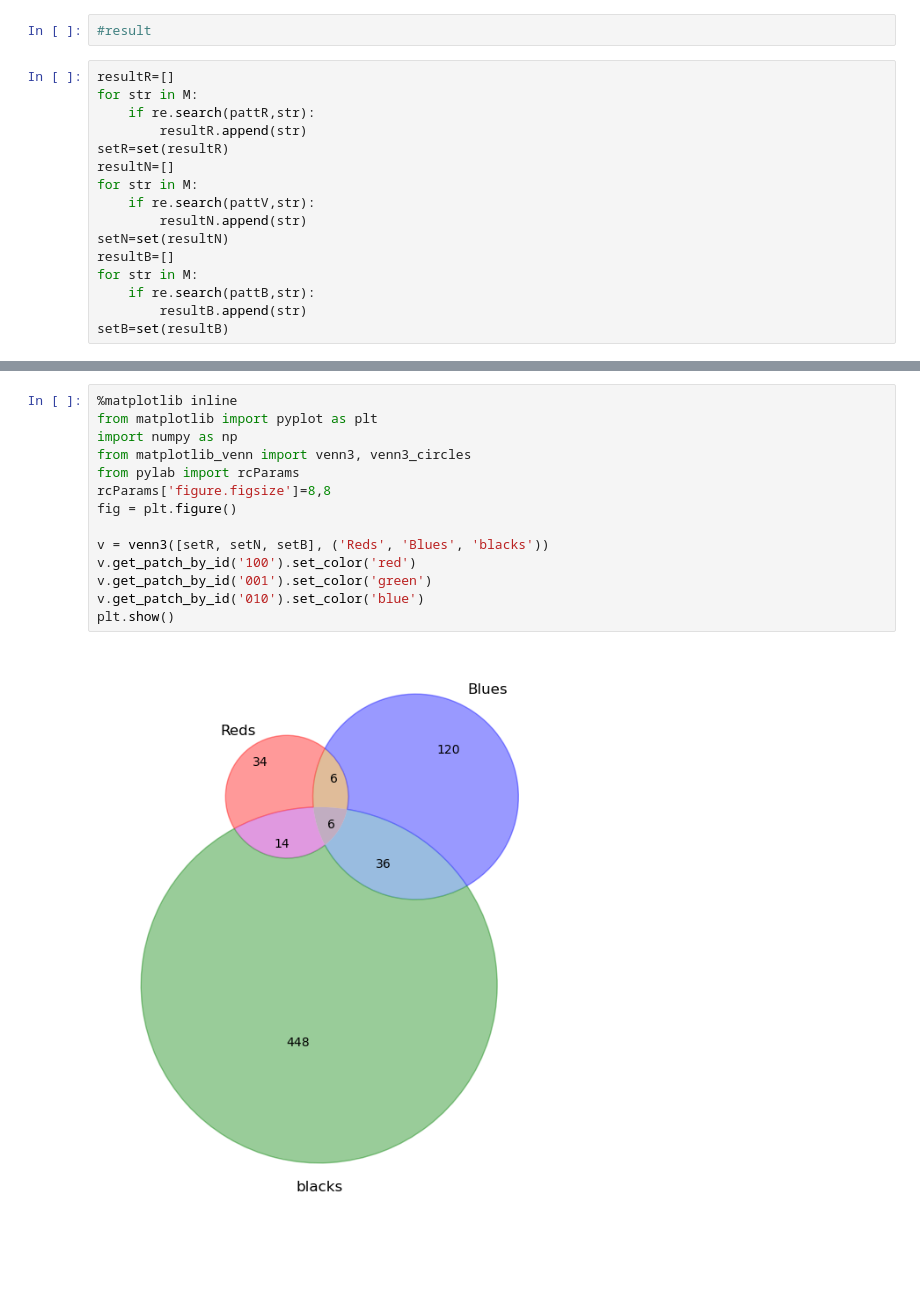
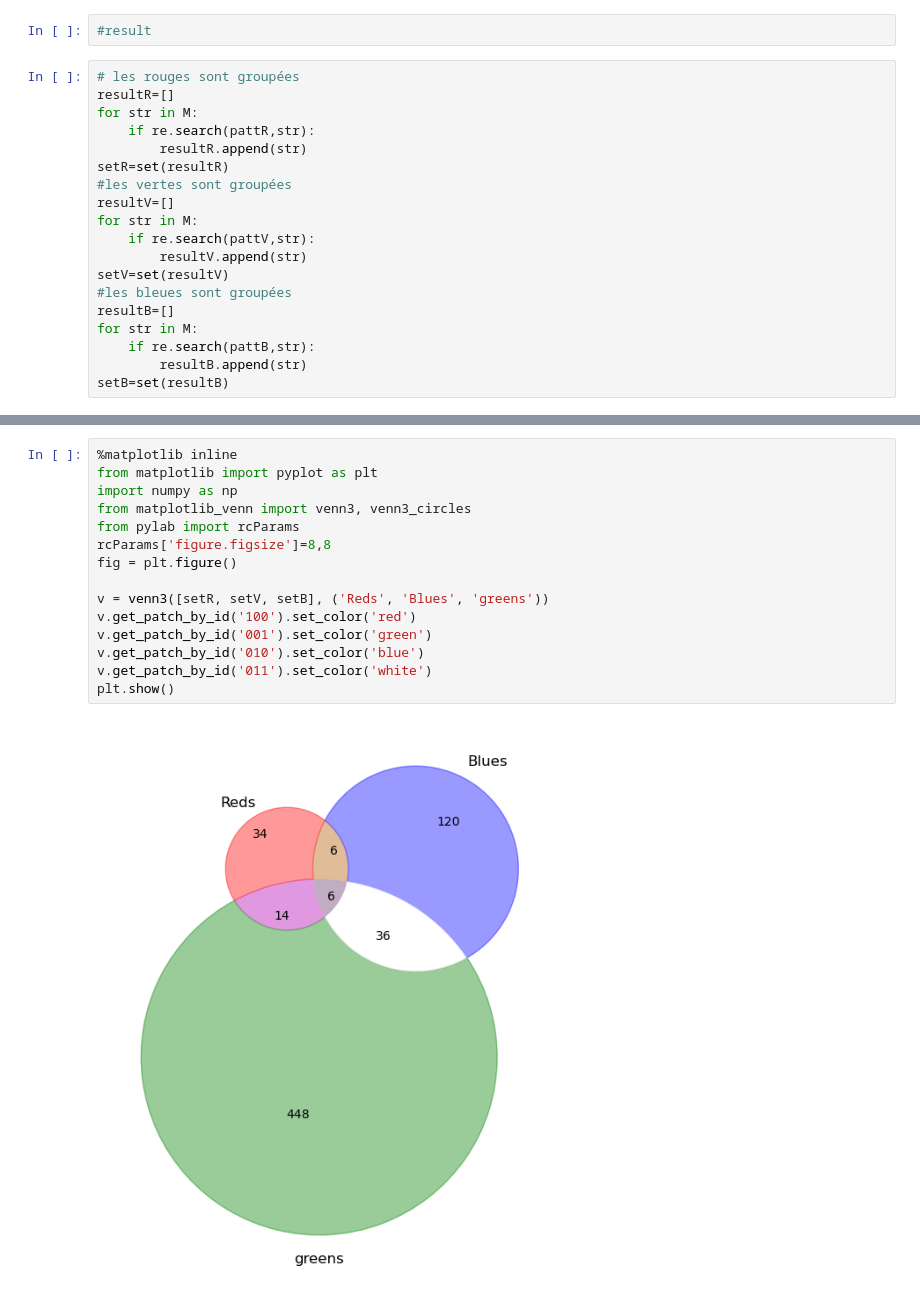
Before and after one commit to nevermind78/PROBA2025, a Jupyter notebook: TD/Combinatoire.ipynb, the cells around one changed output, grey strips where cells are left out. Saved outputs shown, nothing was run; the diff lists cells and outputs as text; blank space fills up the shorter version.

```diff
--- a/TD/Combinatoire.ipynb
+++ b/TD/Combinatoire.ipynb
@@ -119,16 +132,19 @@ len(result)
 # %%
 #result
 # %%
+# les rouges sont groupées
 resultR=[]
 for str in M:
     if re.search(pattR,str):
         resultR.append(str)
 setR=set(resultR)
-resultN=[]
+#les vertes sont groupées
+resultV=[]
 for str in M:
     if re.search(pattV,str):
-        resultN.append(str)
-setN=set(resultN)
+        resultV.append(str)
+setV=set(resultV)
+#les bleues sont groupées
 resultB=[]
 for str in M:
     if re.search(pattB,str):
@@ -137,16 +155,17 @@ setB=set(resultB)
 # %%
 %matplotlib inline
 from matplotlib import pyplot as plt
 import numpy as np
 from matplotlib_venn import venn3, venn3_circles
 from pylab import rcParams
 rcParams['figure.figsize']=8,8
 fig = plt.figure()
 
-v = venn3([setR, setN, setB], ('Reds', 'Blues', 'blacks'))
+v = venn3([setR, setV, setB], ('Reds', 'Blues', 'greens'))
 v.get_patch_by_id('100').set_color('red')
 v.get_patch_by_id('001').set_color('green')
 v.get_patch_by_id('010').set_color('blue')
+v.get_patch_by_id('011').set_color('white')
 plt.show()
 # %% [output]
-[figure, old version]
+[figure, new version]
```
Also changed, not shown: parts of 8 cells of this notebook, 1 other file.
